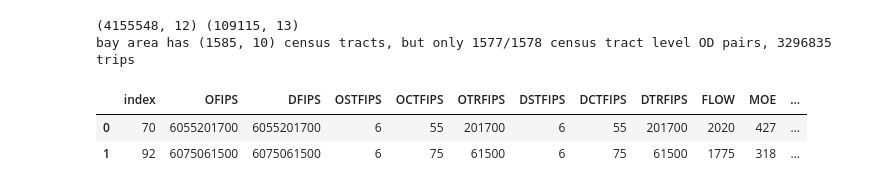
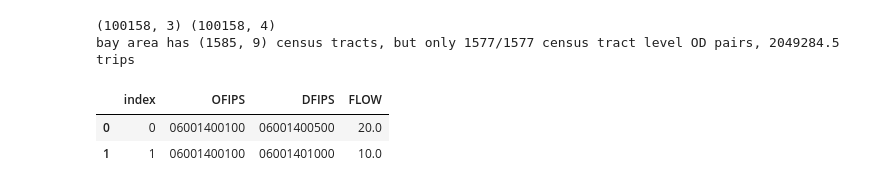
Before and after one commit to cb-cities/residual_demand, a Jupyter notebook: projects/bay_area_peer/demand_inputs/OD_before_after.ipynb, the cells around one changed output. Drawn from its saved outputs; the diff is of its cells as text; code cells hidden in the pictures.

```diff
--- a/projects/bay_area_peer/demand_inputs/OD_before_after.ipynb
+++ b/projects/bay_area_peer/demand_inputs/OD_before_after.ipynb
@@ -11,7 +11,9 @@ import matplotlib.pyplot as plt
 ### read census tract geometry
 census_tracts_gdf = gpd.read_file('traffic_inputs/census_tract.geojson')
 census_tracts_gdf = census_tracts_gdf.to_crs(4326)
-ba_census_tracts_gdf = census_tracts_gdf.loc[census_tracts_gdf['COUNTY'].isin(['001', '013', '041', '055', '075', '081', '085', '095', '097'])].copy().reset_index()
+ba_census_tracts_gdf = census_tracts_gdf.loc[census_tracts_gdf['COUNTY'].isin(['001', '013', '041', '055', '075', '081', '085', '095', '097'])].copy().reset_index(drop=True)
+# ba_census_tracts_gdf['FIPS'] = ba_census_tracts_gdf['GEO_ID'].apply(lambda x: int(x.split('US')[1]))
+ba_census_tracts_gdf['FIPS'] = ba_census_tracts_gdf['GEO_ID'].apply(lambda x: x.split('US')[1])
 print(ba_census_tracts_gdf.shape)
 ba_census_tracts_gdf.head(2)
 # %% [output]
@@ -88,21 +143,25 @@ finish spatial indexing
 # %%
 ### read commute data
-commute_data = pd.read_csv('traffic_inputs/commute_data.csv')
+# commute_data = pd.read_csv('traffic_inputs/commute_data.csv')
+commute_data = pd.read_csv('ctpp/ctpp_B302201_bay_area_mode_time.csv', dtype={'origin_state': str, 'origin_county': str, 'origin_tract': str, 'destin_state': str, 'destin_county': str, 'destin_tract': str})
+commute_data['OFIPS'] = commute_data.apply(lambda x: x['origin_state']+x['origin_county']+x['origin_tract'], axis=1)
+commute_data['DFIPS'] = commute_data.apply(lambda x: x['destin_state']+x['destin_county']+x['destin_tract'], axis=1)
+commute_data['FLOW'] = commute_data['vehicles']
+commute_data = commute_data[['OFIPS', 'DFIPS', 'FLOW']]
 commute_data.head()
 
-### filter to those within Bay Area
-ba_census_tracts_gdf['FIPS'] = ba_census_tracts_gdf['GEO_ID'].apply(lambda x: int(x.split('US')[1]))
+## filter to those within Bay Area
 ba_commute_data = commute_data.loc[(
     commute_data['OFIPS'].isin(ba_census_tracts_gdf['FIPS'])) & (
     commute_data['DFIPS'].isin(ba_census_tracts_gdf['FIPS']))].reset_index()
 print(commute_data.shape, ba_commute_data.shape)
 print('bay area has {} census tracts, but only {}/{} census tract level OD pairs, {} trips'.format(
     ba_census_tracts_gdf.shape, len(np.unique(ba_commute_data['OFIPS'])), len(np.unique(ba_commute_data['DFIPS'])), np.sum(ba_commute_data['FLOW'])))
 ba_commute_data.head(2)
 # %% [output]
-(4155548, 12) (109115, 13)
-bay area has (1585, 10) census tracts, but only 1577/1578 census tract level OD pairs, 3296835 trips
+(100158, 3) (100158, 4)
+bay area has (1585, 9) census tracts, but only 1577/1577 census tract level OD pairs, 2049284.5 trips
-|  | index | OFIPS | DFIPS | OSTFIPS | OCTFIPS | OTRFIPS | DSTFIPS | DCTFIPS | DTRFIPS | FLOW | MOE | ... |
-| 0 | 70 | 6055201700 | 6055201700 | 6 | 55 | 201700 | 6 | 55 | 201700 | 2020 | 427 | ... |
-| 1 | 92 | 6075061500 | 6075061500 | 6 | 75 | 61500 | 6 | 75 | 61500 | 1775 | 318 | ... |
+|  | index | OFIPS | DFIPS | FLOW |
+| 0 | 0 | 06001400100 | 06001400500 | 20.0 |
+| 1 | 1 | 06001400100 | 06001401000 | 10.0 |
 # %%
```
Also changed, not shown: parts of 12 cells of this notebook, 9 other files.
